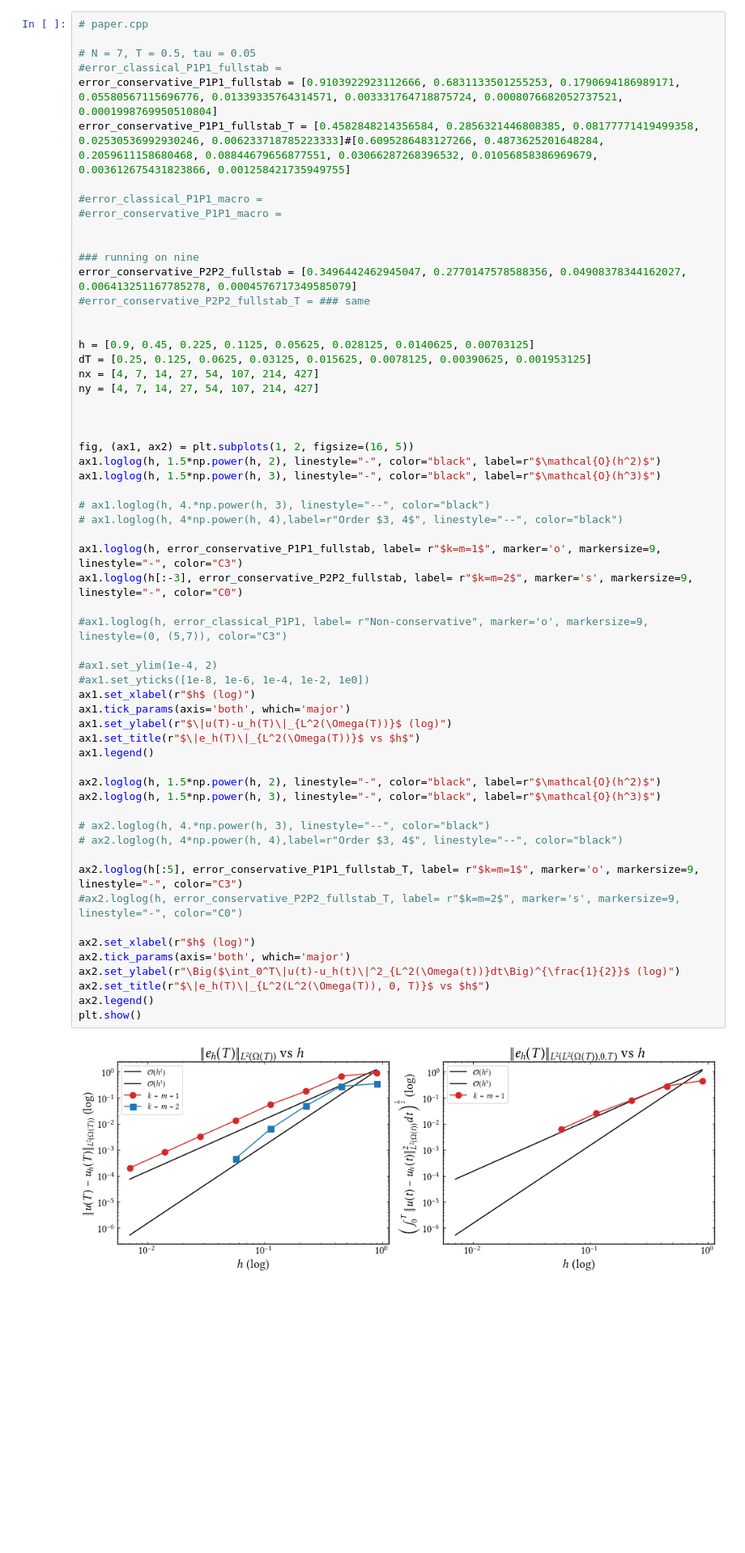
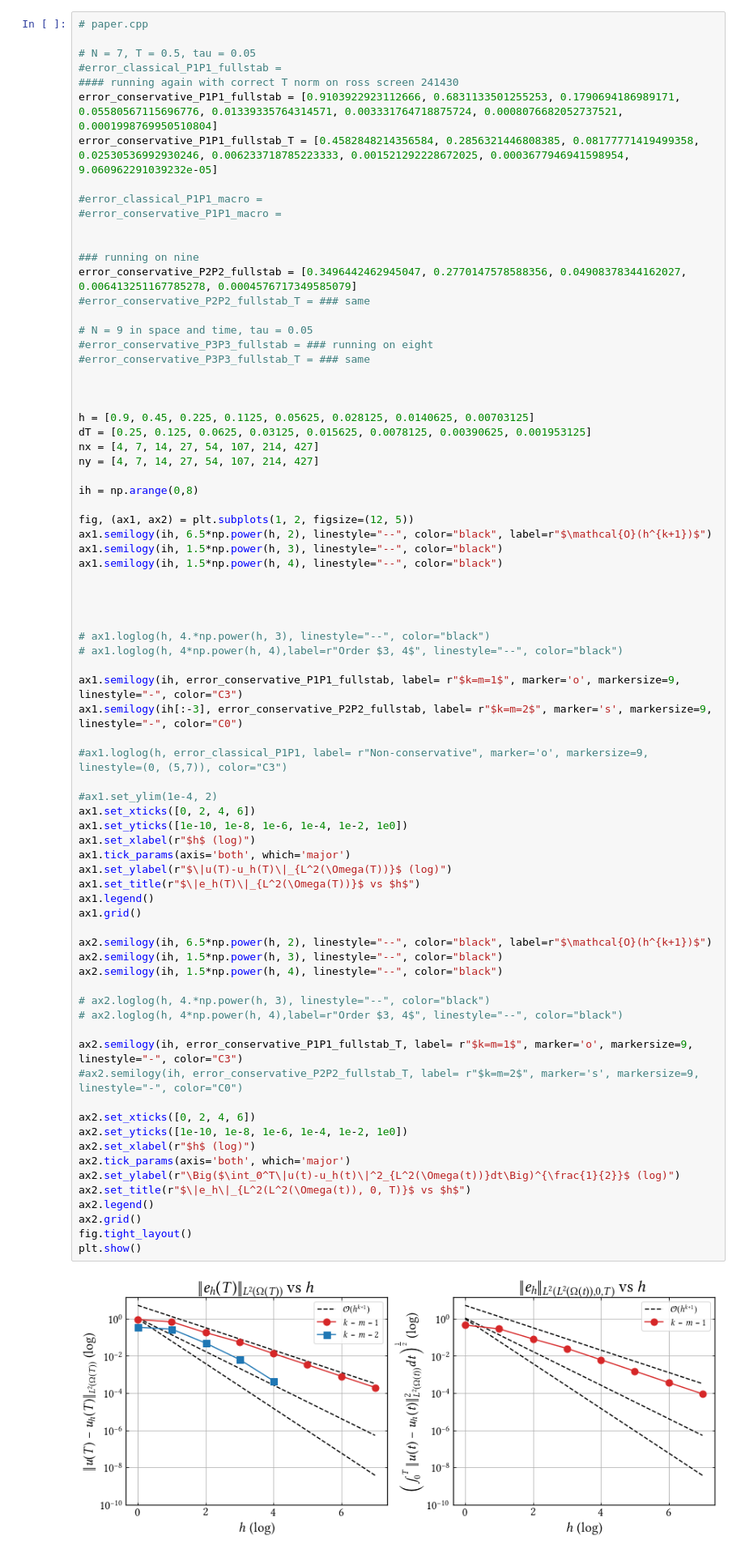
Before and after one commit to CutFEM/CutFEM-Library, a Jupyter notebook: notebook/convection_diffusion/kite.ipynb, the cells around one changed output. Shown at 81% size. Drawn from its saved outputs; the diff is of its cells as text; blank space fills up the shorter version.

```diff
--- a/notebook/convection_diffusion/kite.ipynb
+++ b/notebook/convection_diffusion/kite.ipynb
@@ -73,8 +73,9 @@ import numpy as np
 
 # N = 7, T = 0.5, tau = 0.05
 #error_classical_P1P1_fullstab =
+#### running again with correct T norm on ross screen 241430
 error_conservative_P1P1_fullstab = [0.9103922923112666, 0.6831133501255253, 0.1790694186989171, 0.05580567115696776, 0.01339335764314571, 0.003331764718875724, 0.0008076682052737521, 0.0001998769950510804]
-error_conservative_P1P1_fullstab_T = [0.4582848214356584, 0.2856321446808385, 0.08177771419499358, 0.02530536992930246, 0.006233718785223333]#[0.6095286483127266, 0.4873625201648284, 0.2059611158680468, 0.08844679656877551, 0.03066287268396532, 0.01056858386969679, 0.003612675431823866, 0.001258421735949755]
+error_conservative_P1P1_fullstab_T = [0.4582848214356584, 0.2856321446808385, 0.08177771419499358, 0.02530536992930246, 0.006233718785223333, 0.001521292228672025, 0.0003677946941598954, 9.060962291039232e-05]
 
 #error_classical_P1P1_macro =
 #error_conservative_P1P1_macro =
@@ -84,48 +85,64 @@ error_conservative_P1P1_fullstab_T = [0.4582848214356584, 0.2856321446808385, 0.
 error_conservative_P2P2_fullstab = [0.3496442462945047, 0.2770147578588356, 0.04908378344162027, 0.006413251167785278, 0.0004576717349585079]
 #error_conservative_P2P2_fullstab_T = ### same
 
+# N = 9 in space and time, tau = 0.05
+#error_conservative_P3P3_fullstab = ### running on eight
+#error_conservative_P3P3_fullstab_T = ### same
+
+
 
 h = [0.9, 0.45, 0.225, 0.1125, 0.05625, 0.028125, 0.0140625, 0.00703125]
 dT = [0.25, 0.125, 0.0625, 0.03125, 0.015625, 0.0078125, 0.00390625, 0.001953125]
 nx = [4, 7, 14, 27, 54, 107, 214, 427]
 ny = [4, 7, 14, 27, 54, 107, 214, 427]
 
+ih = np.arange(0,8)
+
+fig, (ax1, ax2) = plt.subplots(1, 2, figsize=(12, 5))
+ax1.semilogy(ih, 6.5*np.power(h, 2), linestyle="--", color="black", label=r"$\mathcal{O}(h^{k+1})$")
+ax1.semilogy(ih, 1.5*np.power(h, 3), linestyle="--", color="black")
+ax1.semilogy(ih, 1.5*np.power(h, 4), linestyle="--", color="black")
 
 
-fig, (ax1, ax2) = plt.subplots(1, 2, figsize=(16, 5))
-ax1.loglog(h, 1.5*np.power(h, 2), linestyle="-", color="black", label=r"$\mathcal{O}(h^2)$")
-ax1.loglog(h, 1.5*np.power(h, 3), linestyle="-", color="black", label=r"$\mathcal{O}(h^3)$")
+
 
 # ax1.loglog(h, 4.*np.power(h, 3), linestyle="--", color="black")
 # ax1.loglog(h, 4*np.power(h, 4),label=r"Order $3, 4$", linestyle="--", color="black")
 
-ax1.loglog(h, error_conservative_P1P1_fullstab, label= r"$k=m=1$", marker='o', markersize=9, linestyle="-", color="C3")
-ax1.loglog(h[:-3], error_conservative_P2P2_fullstab, label= r"$k=m=2$", marker='s', markersize=9, linestyle="-", color="C0")
+ax1.semilogy(ih, error_conservative_P1P1_fullstab, label= r"$k=m=1$", marker='o', markersize=9, linestyle="-", color="C3")
+ax1.semilogy(ih[:-3], error_conservative_P2P2_fullstab, label= r"$k=m=2$", marker='s', markersize=9, linestyle="-", color="C0")
 
 #ax1.loglog(h, error_classical_P1P1, label= r"Non-conservative", marker='o', markersize=9, linestyle=(0, (5,7)), color="C3")
 
 #ax1.set_ylim(1e-4, 2)
-#ax1.set_yticks([1e-8, 1e-6, 1e-4, 1e-2, 1e0])
+ax1.set_xticks([0, 2, 4, 6])
+ax1.set_yticks([1e-10, 1e-8, 1e-6, 1e-4, 1e-2, 1e0])
 ax1.set_xlabel(r"$h$ (log)")
 ax1.tick_params(axis='both', which='major')
 ax1.set_ylabel(r"$\|u(T)-u_h(T)\|_{L^2(\Omega(T))}$ (log)")
 ax1.set_title(r"$\|e_h(T)\|_{L^2(\Omega(T))}$ vs $h$")
 ax1.legend()
+ax1.grid()
 
-ax2.loglog(h, 1.5*np.power(h, 2), linestyle="-", color="black", label=r"$\mathcal{O}(h^2)$")
-ax2.loglog(h, 1.5*np.power(h, 3), linestyle="-", color="black", label=r"$\mathcal{O}(h^3)$")
+ax2.semilogy(ih, 6.5*np.power(h, 2), linestyle="--", color="black", label=r"$\mathcal{O}(h^{k+1})$")
+ax2.semilogy(ih, 1.5*np.power(h, 3), linestyle="--", color="black")
+ax2.semilogy(ih, 1.5*np.power(h, 4), linestyle="--", color="black")
 
 # ax2.loglog(h, 4.*np.power(h, 3), linestyle="--", color="black")
 # ax2.loglog(h, 4*np.power(h, 4),label=r"Order $3, 4$", linestyle="--", color="black")
 
-ax2.loglog(h[:5], error_conservative_P1P1_fullstab_T, label= r"$k=m=1$", marker='o', markersize=9, linestyle="-", color="C3")
-#ax2.loglog(h, error_conservative_P2P2_fullstab_T, label= r"$k=m=2$", marker='s', markersize=9, linestyle="-", color="C0")
+ax2.semilogy(ih, error_conservative_P1P1_fullstab_T, label= r"$k=m=1$", marker='o', markersize=9, linestyle="-", color="C3")
+#ax2.semilogy(ih, error_conservative_P2P2_fullstab_T, label= r"$k=m=2$", marker='s', markersize=9, linestyle="-", color="C0")
 
+ax2.set_xticks([0, 2, 4, 6])
+ax2.set_yticks([1e-10, 1e-8, 1e-6, 1e-4, 1e-2, 1e0])
 ax2.set_xlabel(r"$h$ (log)")
 ax2.tick_params(axis='both', which='major')
 ax2.set_ylabel(r"\Big($\int_0^T\|u(t)-u_h(t)\|^2_{L^2(\Omega(t))}dt\Big)^{\frac{1}{2}}$ (log)")
-ax2.set_title(r"$\|e_h(T)\|_{L^2(L^2(\Omega(T)), 0, T)}$ vs $h$")
+ax2.set_title(r"$\|e_h\|_{L^2(L^2(\Omega(t)), 0, T)}$ vs $h$")
 ax2.legend()
+ax2.grid()
+fig.tight_layout()
 plt.show()
 # %% [output]
-[figure, old version]
+[figure, new version]
```
Also changed, not shown: parts of 2 cells of this notebook, 2 other files.
